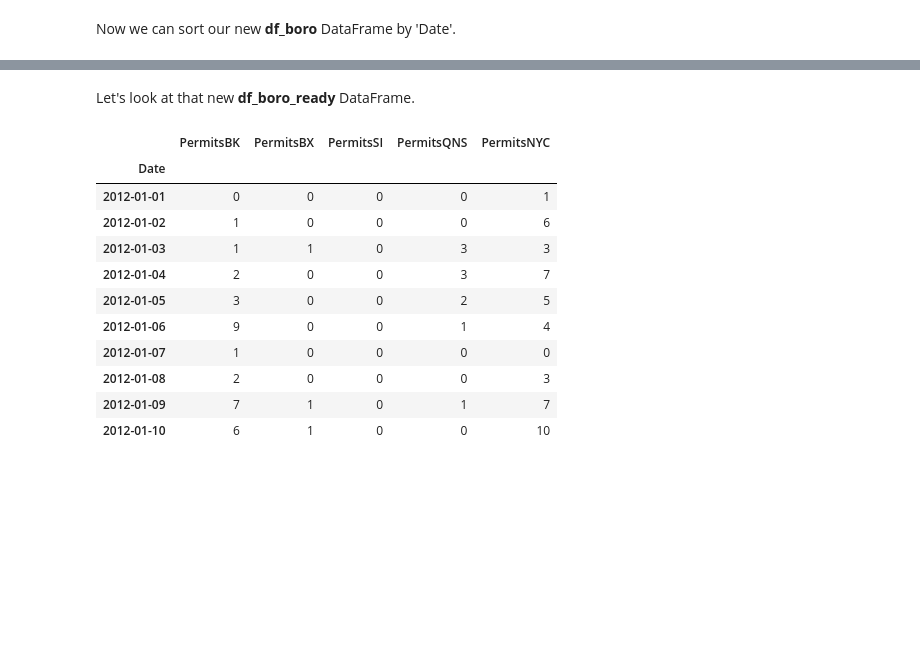
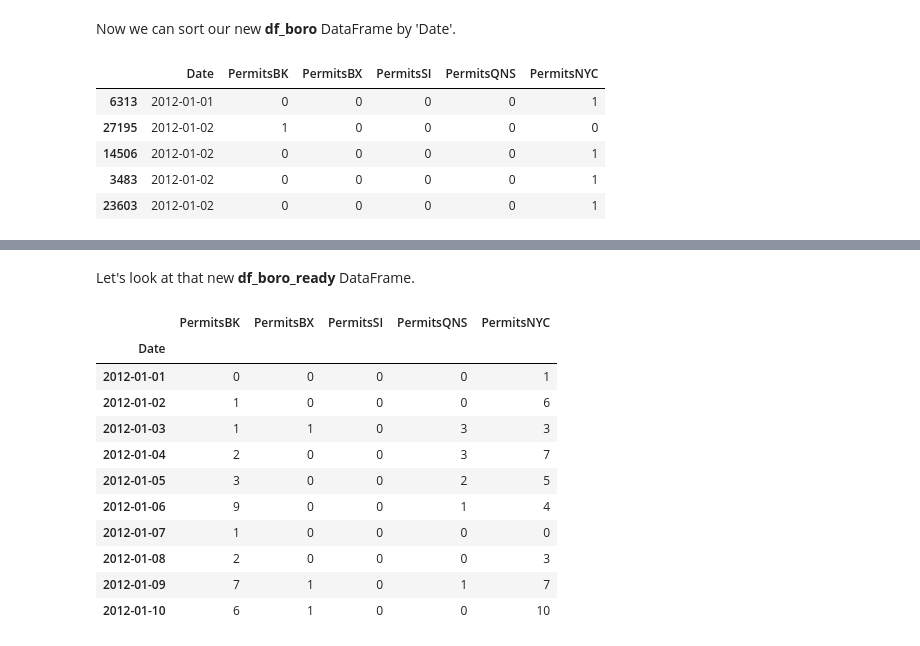
Before and after one commit to ProfessorPatrickSlatraigh/CST2312, a Jupyter notebook: CST2312_WK16CL26_Datetime_06Dec2021.ipynb, the cells around one changed output, grey strips where cells are left out. Drawn from its saved outputs; the diff is of its cells as text; code cells hidden in the pictures; blank space fills up the shorter version.

```diff
--- a/CST2312_WK16CL26_Datetime_06Dec2021.ipynb
+++ b/CST2312_WK16CL26_Datetime_06Dec2021.ipynb
@@ -1220,3 +1434,12 @@ df_boro = df_fp[['Date', 'PermitsBK', 'PermitsBX', 'PermitsSI', 'PermitsQNS', 'P
 Now we can sort our new **df_boro** DataFrame by 'Date'.
 # %%
 df_boro_sorted = df_boro.sort_values('Date')
+# %%
+df_boro_sorted.head()
+# %% [output]
+|  | Date | PermitsBK | PermitsBX | PermitsSI | PermitsQNS | PermitsNYC |
+| 6313 | 2012-01-01 | 0 | 0 | 0 | 0 | 1 |
+| 27195 | 2012-01-02 | 1 | 0 | 0 | 0 | 0 |
+| 14506 | 2012-01-02 | 0 | 0 | 0 | 0 | 1 |
+| 3483 | 2012-01-02 | 0 | 0 | 0 | 0 | 1 |
+| 23603 | 2012-01-02 | 0 | 0 | 0 | 0 | 1 |
```
Also changed, not shown: parts of 37 cells of this notebook.
